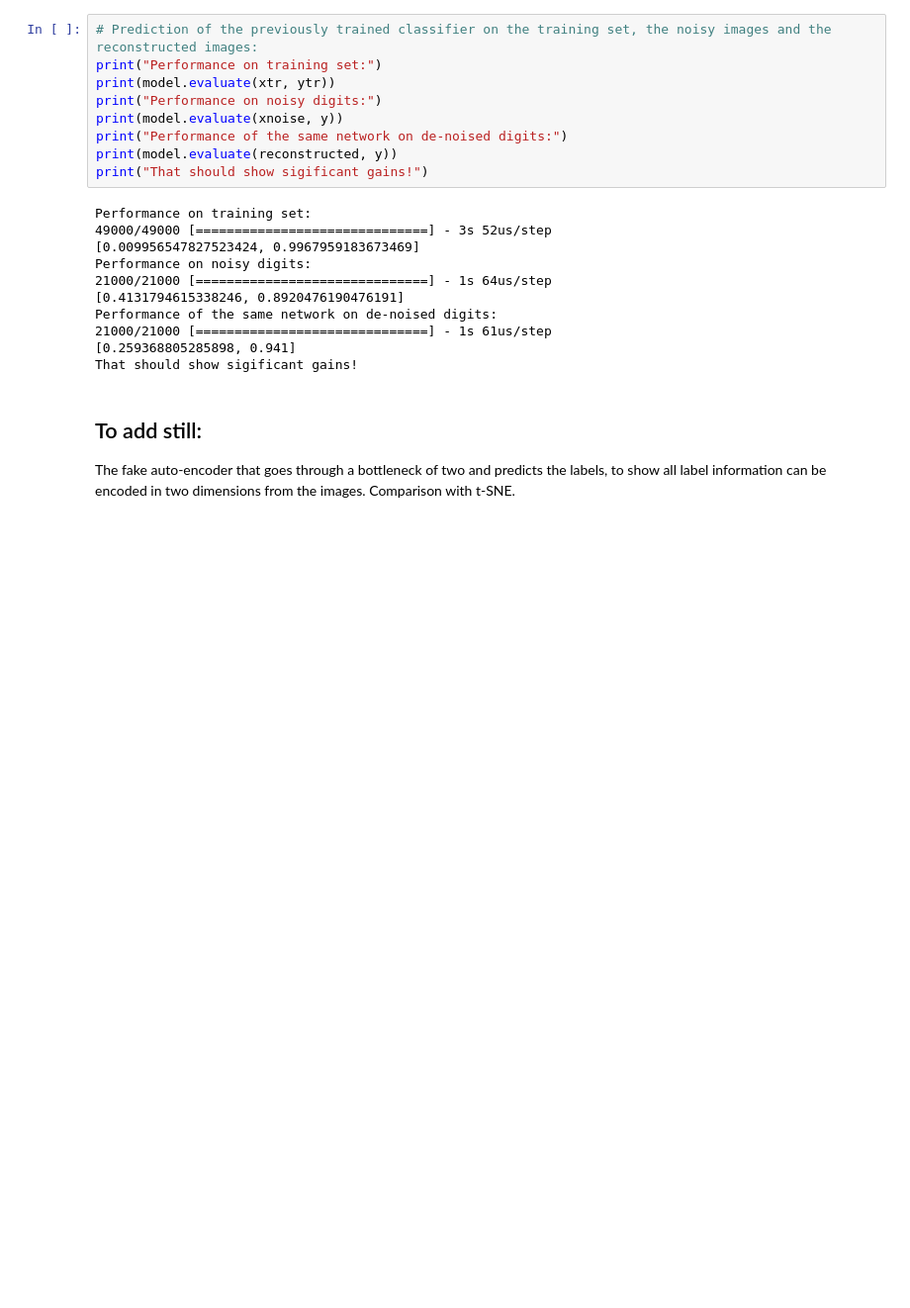
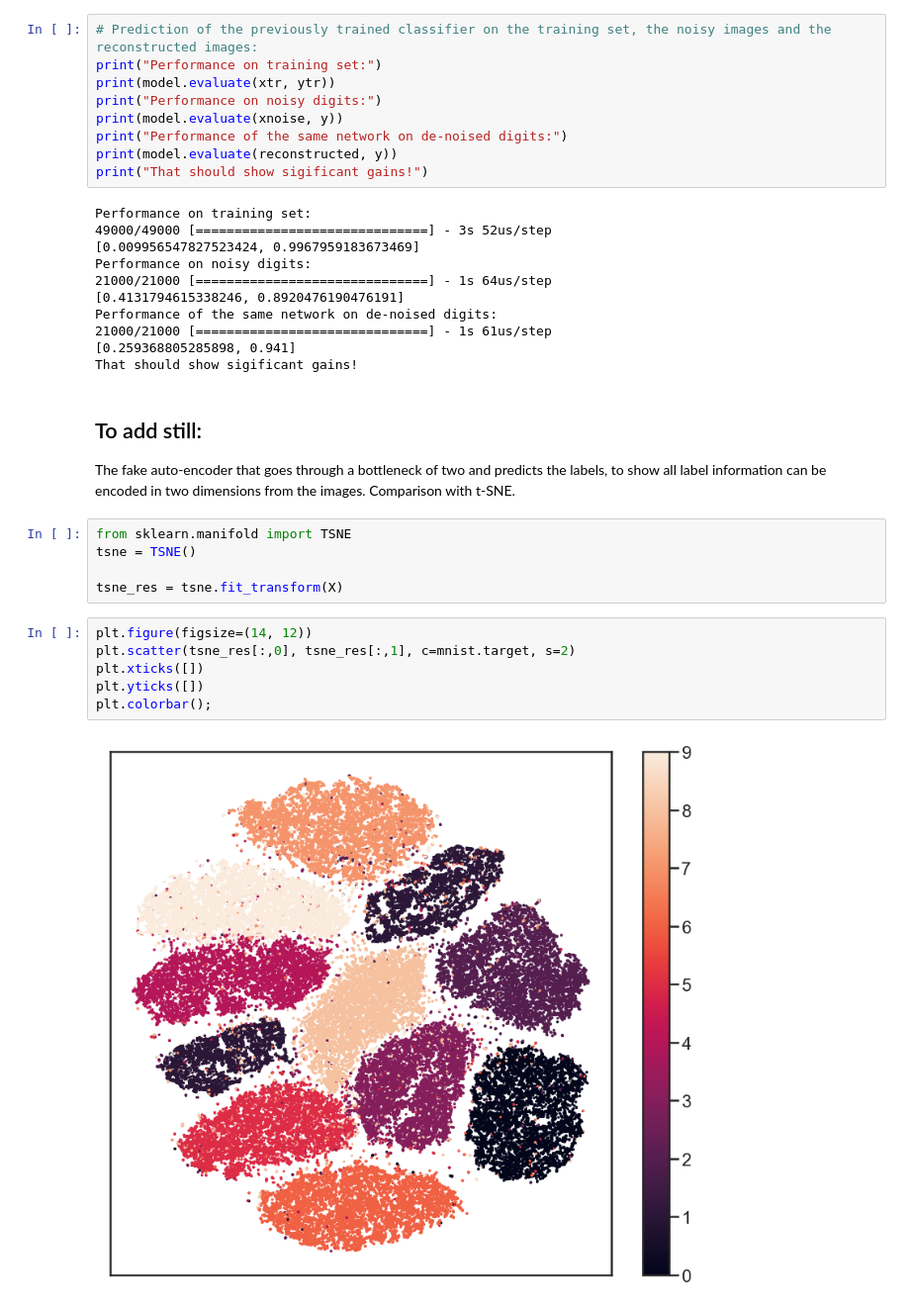
Before and after one commit to harcel/blog, a Jupyter notebook: digits.ipynb, the cells around one changed output. Shown at 99% size. Saved outputs shown, nothing was run; the diff lists cells and outputs as text; blank space fills up the shorter version.

Commit message:
Added tsne and bottleneck classifier codes

```diff
--- a/digits.ipynb
+++ b/digits.ipynb
@@ -220,3 +217,16 @@ That should show sigificant gains!
 # %% [markdown]
 ## To add still:
 The fake auto-encoder that goes through a bottleneck of two and predicts the labels, to show all label information can be encoded in two dimensions from the images. Comparison with t-SNE.
+# %%
+from sklearn.manifold import TSNE
+tsne = TSNE()
+
+tsne_res = tsne.fit_transform(X)
+# %%
+plt.figure(figsize=(14, 12))
+plt.scatter(tsne_res[:,0], tsne_res[:,1], c=mnist.target, s=2)
+plt.xticks([])
+plt.yticks([])
+plt.colorbar();
+# %% [output]
+[figure, added]
```
Also changed, not shown: parts of 3 cells of this notebook.
